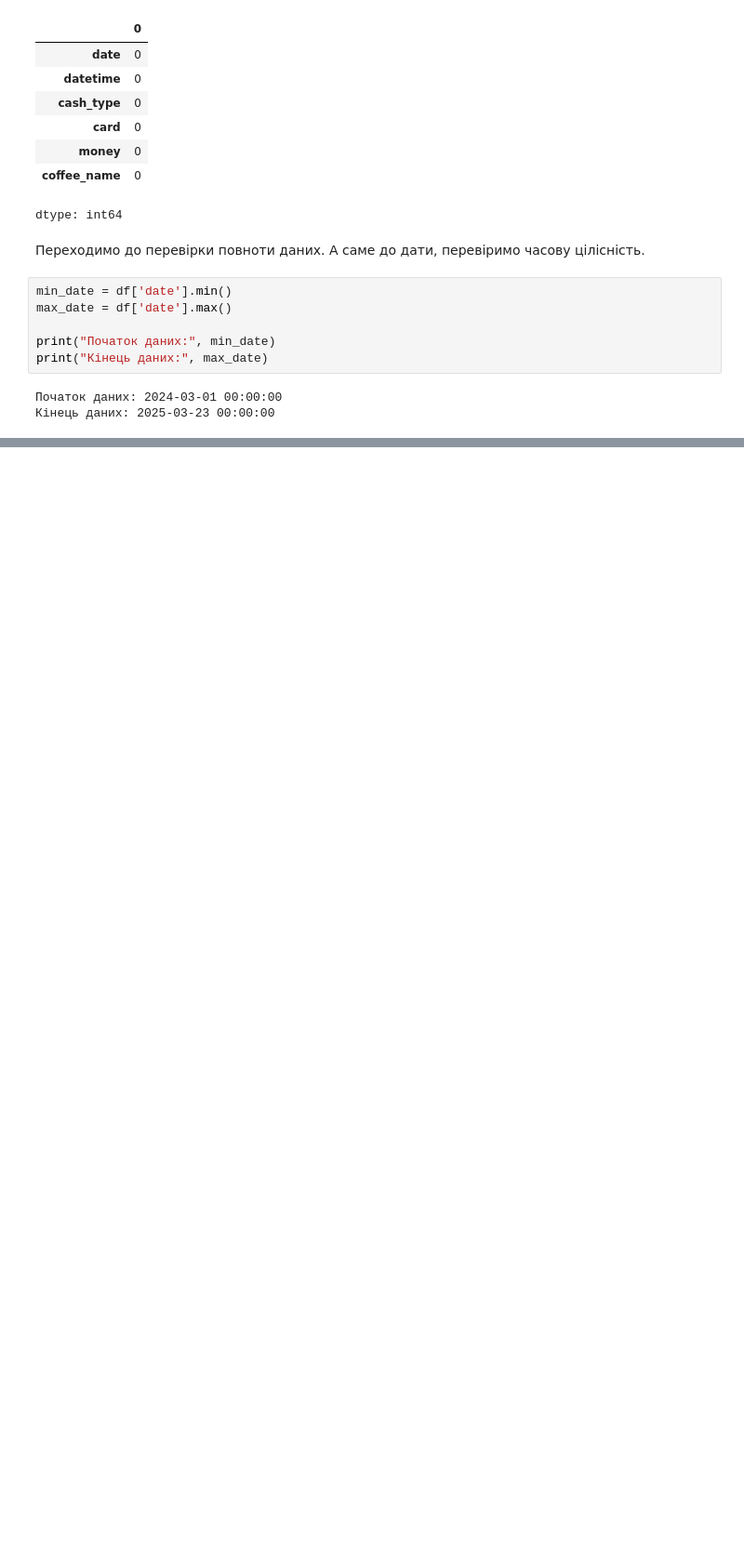
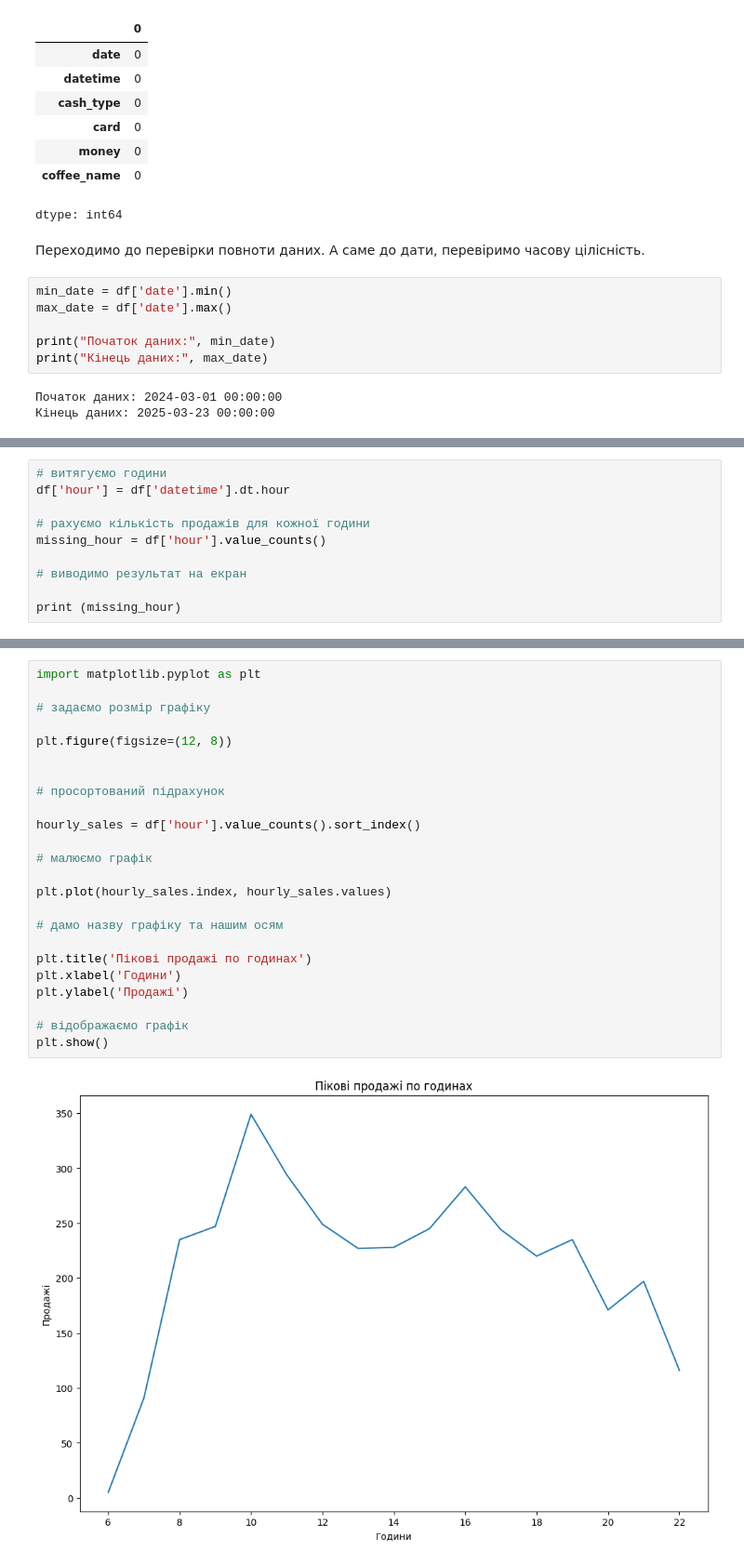
Before and after one commit to LuxorLu/LuxorLu, a Jupyter notebook: Coffee_Sales.ipynb, the cells around one changed output, grey strips where cells are left out. Shown at 93% size. Drawn from its saved outputs; the diff is of its cells as text; blank space fills up the shorter version.

```diff
--- a/Coffee_Sales.ipynb
+++ b/Coffee_Sales.ipynb
@@ -137,0 +140,10 @@ df.groupby(df['date'].dt.to_period('M')).agg(
+# %%
+# витягуємо години
+df['hour'] = df['datetime'].dt.hour
+
+# рахуємо кількість продажів для кожної години
+missing_hour = df['hour'].value_counts()
+
+# виводимо результат на екран
+
+print (missing_hour)
@@ -137,0 +197,26 @@ df.groupby(df['date'].dt.to_period('M')).agg(
+# %%
+import matplotlib.pyplot as plt
+
+# задаємо розмір графіку
+
+plt.figure(figsize=(12, 8))
+
+
+# просортований підрахунок
+
+hourly_sales = df['hour'].value_counts().sort_index()
+
+# малюємо графік
+
+plt.plot(hourly_sales.index, hourly_sales.values)
+
+# дамо назву графіку та нашим осям
+
+plt.title('Пікові продажі по годинах')
+plt.xlabel('Години')
+plt.ylabel('Продажі')
+
+# відображаємо графік
+plt.show()
+# %% [output]
+[figure, added]
```
Also changed, not shown: parts of 10 cells of this notebook.
